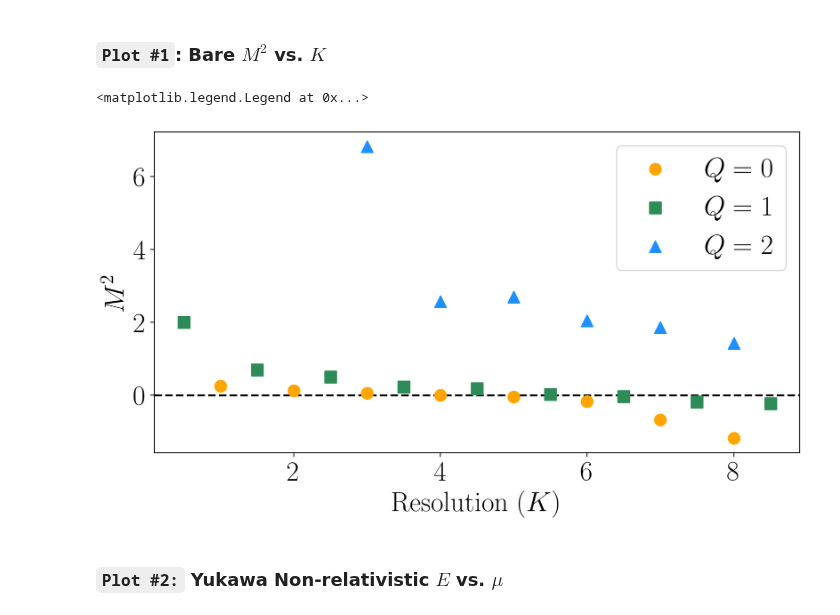
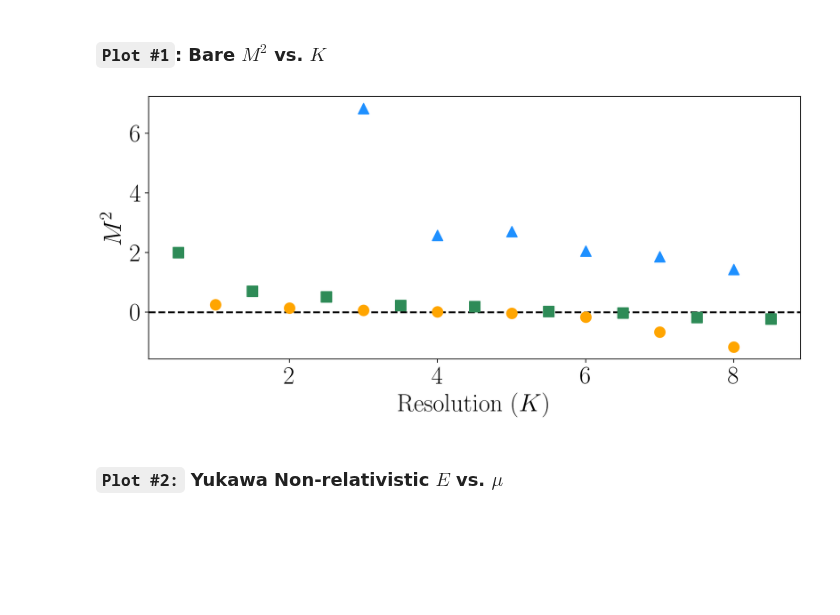
Before and after one commit to cgustin99/OpenParticle, a Jupyter notebook: models/Yukawa/plots.ipynb, the cells around one changed output. Drawn from its saved outputs; the diff is of its cells as text; code cells hidden in the pictures; blank space fills up the shorter version.

Commit message:
Old plots I forgot to commit

```diff
--- a/models/Yukawa/plots.ipynb
+++ b/models/Yukawa/plots.ipynb
@@ -74,19 +74,20 @@ for res in resolutions_Q2:
 # %%
 plt.figure(figsize=(10,5), dpi=200)
 plt.scatter(resolutions_boson_loop, eigenvalues_boson_loop, color='orange', marker='o', s=100, label = r'$Q = 0$')
 plt.scatter(resolutions_fermion_loop, eigenvalues_fermion_loop, color='seagreen', marker='s', s=100, label = r'$Q = 1$')
 # plt.scatter(resolutions_Q2, eigenvalues_Q2, color=[(0,0.5,0.5)], marker='^', s=100, label = r'$Q = 2$')
 plt.scatter(resolutions_Q2, eigenvalues_Q2, color='dodgerblue', marker='^', s=100, label = r'$Q = 2$')
 
 plt.axhline(y=0, color='k', linewidth = 1.75, zorder = -1, linestyle = '--')
 
 plt.xlabel(r"Resolution $(K)$")
 plt.ylabel(r"$M^2$")
-plt.legend()
+# plt.legend()
+plt.tight_layout()
+plt.savefig('../M2_vs_K_bare.pdf')
 # plt.title(r"Lowest $M^2$ Eigenvalue in Respective Sectors")
 # %% [output]
-<matplotlib.legend.Legend at 0x...>
-[figure, old version]
+[figure, new version]
 # %% [markdown]
 ### `Plot #2:` Yukawa Non-relativistic $E$ vs. $\mu$
 # %%
```
Also changed, not shown: parts of 23 cells of this notebook, 2 other files.
